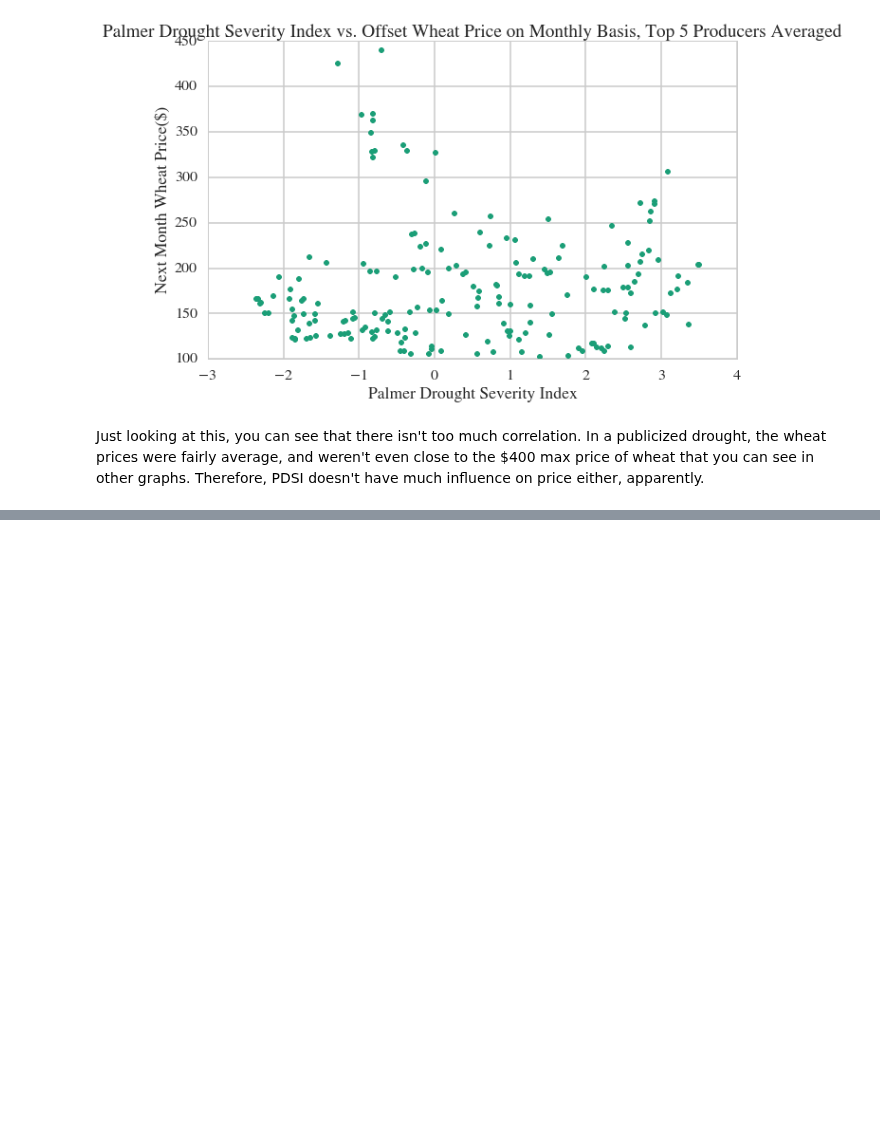
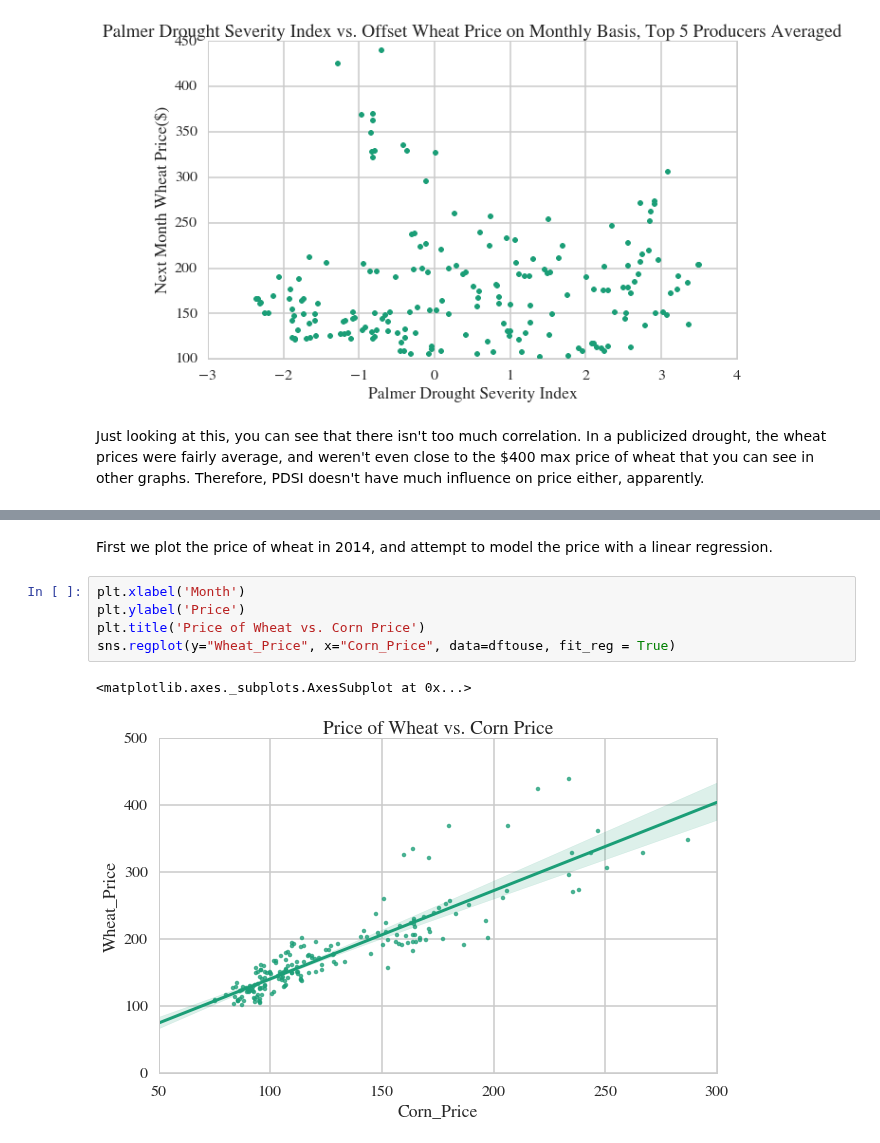
Before and after one commit to dwang953/109-Project, a Jupyter notebook: What's_the_Price_of_Wheat.ipynb, the cells around one changed output, grey strips where cells are left out. Saved outputs shown, nothing was run; the diff lists cells and outputs as text; blank space fills up the shorter version.

```diff
--- a/What's_the_Price_of_Wheat.ipynb
+++ b/What's_the_Price_of_Wheat.ipynb
@@ -1457,0 +1491,10 @@ Just looking at this, you can see that there isn't too much correlation. In a pu
+# %% [markdown]
+First we plot the price of wheat in 2014, and attempt to model the price with a linear regression.
+# %%
+plt.xlabel('Month')
+plt.ylabel('Price')
+plt.title('Price of Wheat vs. Corn Price')
+sns.regplot(y="Wheat_Price", x="Corn_Price", data=dftouse, fit_reg = True)
+# %% [output]
+<matplotlib.axes._subplots.AxesSubplot at 0x...>
+[figure, added]
```
Also changed, not shown: parts of 15 cells of this notebook, 1 other file.
